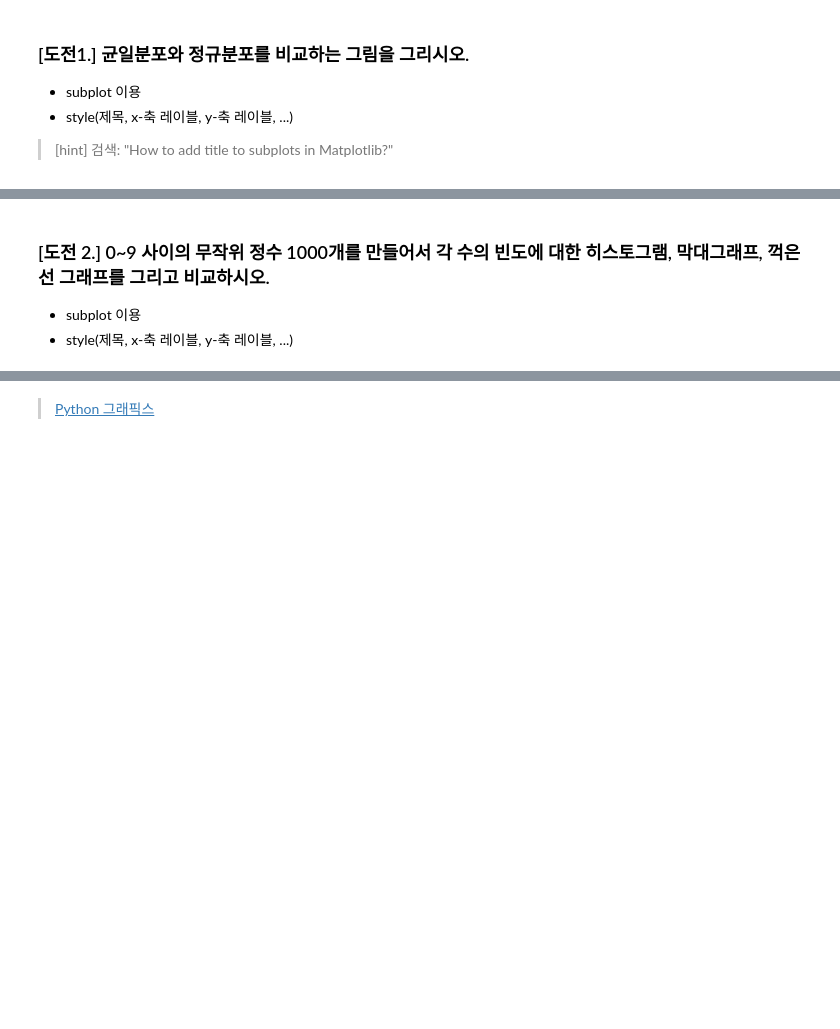
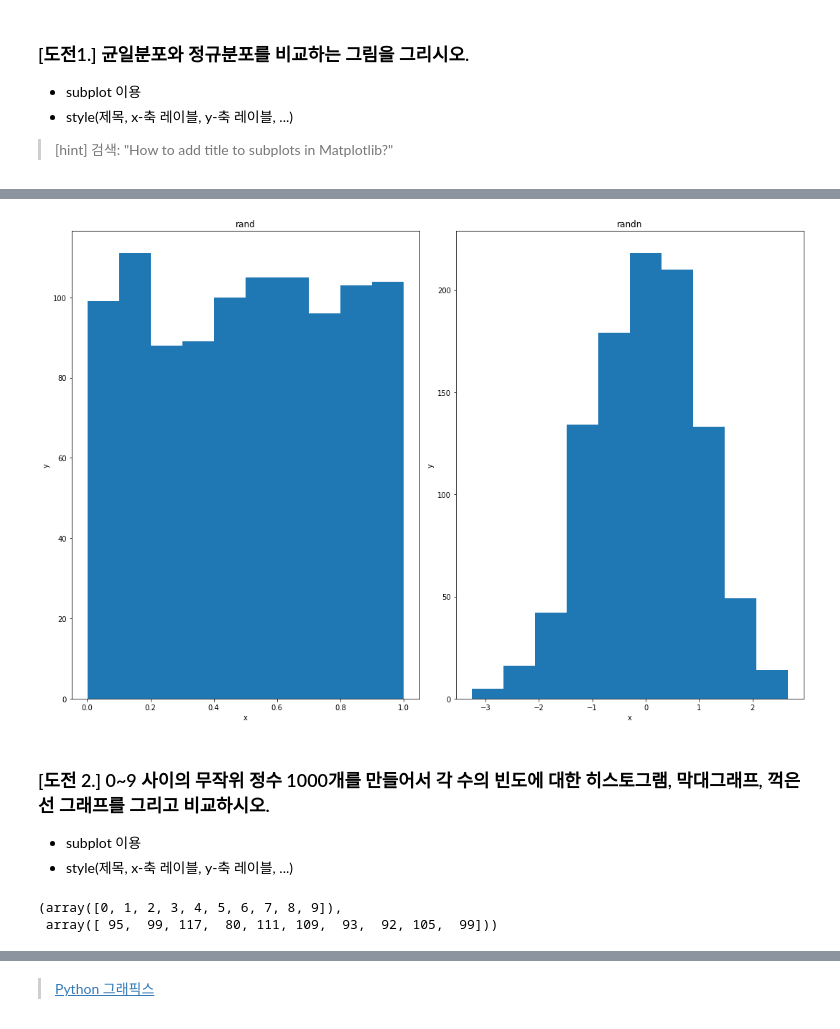
Before and after one commit to pdm03/pdm03, a Jupyter notebook: py-graphics/matplotlib_4_challenges.ipynb, the cells around one changed output, grey strips where cells are left out. Cells and saved outputs as stored; diff of their text form; code cells hidden in the pictures; blank space fills up the shorter version.

```diff
--- a/py-graphics/matplotlib_4_challenges.ipynb
+++ b/py-graphics/matplotlib_4_challenges.ipynb
@@ -21,3 +38,20 @@ plt.hist(np.random.randn(1000))
+# %%
+plt.figure(figsize=(15,10))
+
+plt.subplot(121).set_title("rand")
+plt.xlabel('x')
+plt.ylabel('y')
+plt.hist(np.random.rand(1000))
+
+plt.subplot(122).set_title("randn")
+plt.xlabel('x')
+plt.ylabel('y')
+plt.hist(np.random.randn(1000))
+
+plt.tight_layout()
+plt.show()
+# %% [output]
+[figure, added]
 # %% [markdown]
 ### [도전 2.] 0~9 사이의 무작위 정수 1000개를 만들어서 각 수의 빈도에 대한 히스토그램, 막대그래프, 꺽은선 그래프를 그리고 비교하시오.
 - subplot 이용
@@ -25,4 +61,7 @@ plt.hist(np.random.randn(1000))
 # %%
 value, count= np.unique(n1000, return_counts=True)
-# count
+value, count
+# %% [output]
+(array([0, 1, 2, 3, 4, 5, 6, 7, 8, 9]),
+ array([ 95,  99, 117,  80, 111, 109,  93,  92, 105,  99]))
 # %%
```
Also changed, not shown: parts of 8 cells of this notebook.
